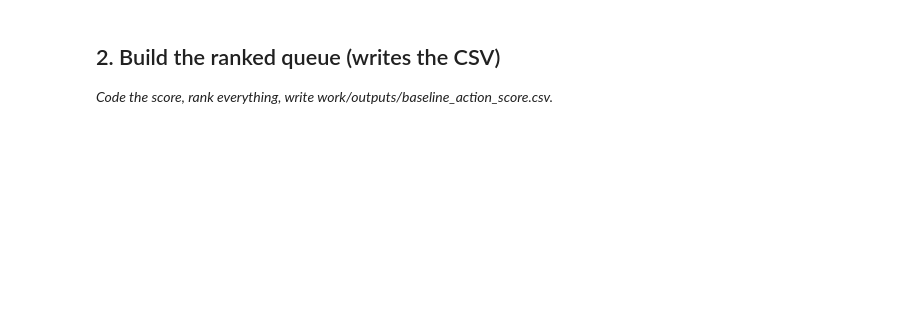
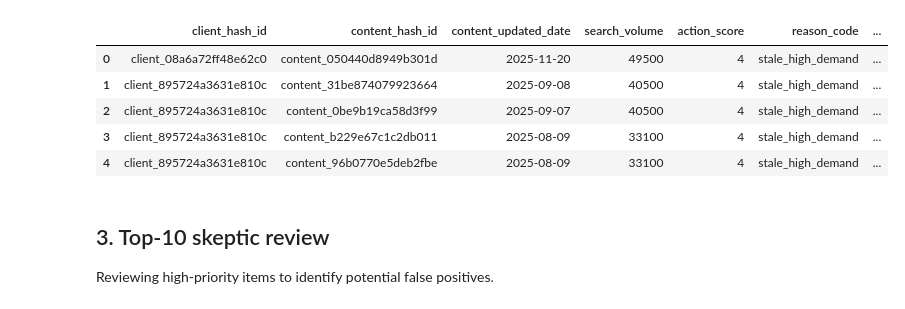
Before and after one commit to satyamgupta04/week1, a Jupyter notebook: work/notebooks/w04_baseline_score.ipynb, the cells around one changed output. Cells and saved outputs as stored; diff of their text form; code cells hidden in the pictures; blank space fills up the shorter version.

```diff
--- a/work/notebooks/w04_baseline_score.ipynb
+++ b/work/notebooks/w04_baseline_score.ipynb
@@ -13,7 +62,37 @@ This skeleton is yours to fill. Work the sections **in order** — each one has
+# %%
+# Build the ranked queue
+baseline_queue = con.execute(f"""
+    SELECT
+        client_hash_id, content_hash_id, content_updated_date, search_volume,
+        (CASE WHEN DATE '2026-03-31' - content_updated_date > 90 THEN 2 ELSE 0 END +
+         CASE WHEN search_volume >= 300 THEN 2 ELSE 0 END) AS action_score,
+        CASE
+            WHEN DATE '2026-03-31' - content_updated_date > 90 AND search_volume >= 300 THEN 'stale_high_demand'
+            WHEN DATE '2026-03-31' - content_updated_date > 90 THEN 'stale'
+            WHEN search_volume >= 300 THEN 'high_demand'
+            ELSE 'none'
+        END AS reason_code,
+        CASE WHEN action_score = 4 THEN 'REVIEW' ELSE 'MONITOR' END AS action
+    FROM read_parquet('{dim_content_path}')
+    ORDER BY action_score DESC, search_volume DESC
+    LIMIT 1000
+""").fetchdf()
+
+# Write CSV
+os.makedirs("work/outputs", exist_ok=True)
+baseline_queue.to_csv("work/outputs/baseline_action_score.csv", index=False)
+display(baseline_queue.head())
+# %% [output]
+|  | client_hash_id | content_hash_id | content_updated_date | search_volume | action_score | reason_code | ... |
+| 0 | client_08a6a72ff48e62c0 | content_050440d8949b301d | 2025-11-20 | 49500 | 4 | stale_high_demand | ... |
+| 1 | client_895724a3631e810c | content_31be874079923664 | 2025-09-08 | 40500 | 4 | stale_high_demand | ... |
+| 2 | client_895724a3631e810c | content_0be9b19ca58d3f99 | 2025-09-07 | 40500 | 4 | stale_high_demand | ... |
+| 3 | client_895724a3631e810c | content_b229e67c1c2db011 | 2025-08-09 | 33100 | 4 | stale_high_demand | ... |
+| 4 | client_895724a3631e810c | content_96b0770e5deb2fbe | 2025-08-09 | 33100 | 4 | stale_high_demand | ... |
+# %% [markdown]
+## 3. Top-10 skeptic review
+
+Reviewing high-priority items to identify potential false positives.
 # %%
 # This cell is for CODE (numbers, a query, a check).
 # Write your text answer in the cell ABOVE this one — typing sentences here breaks Run All.
-# %% [markdown]
-## 2. Build the ranked queue (writes the CSV)
-
-*Code the score, rank everything, write work/outputs/baseline_action_score.csv.*
```
Also changed, not shown: parts of 30 cells of this notebook.
